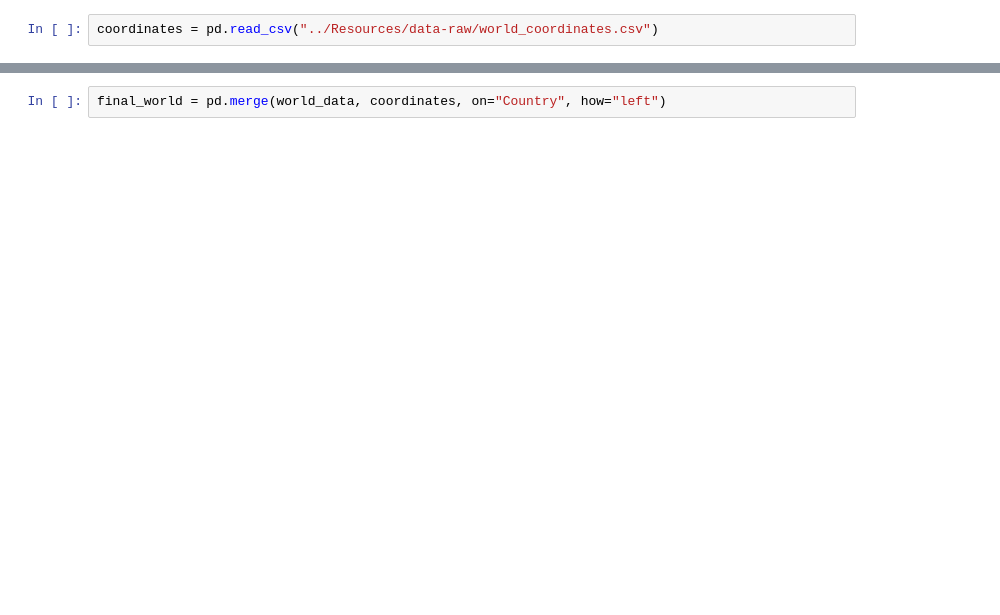
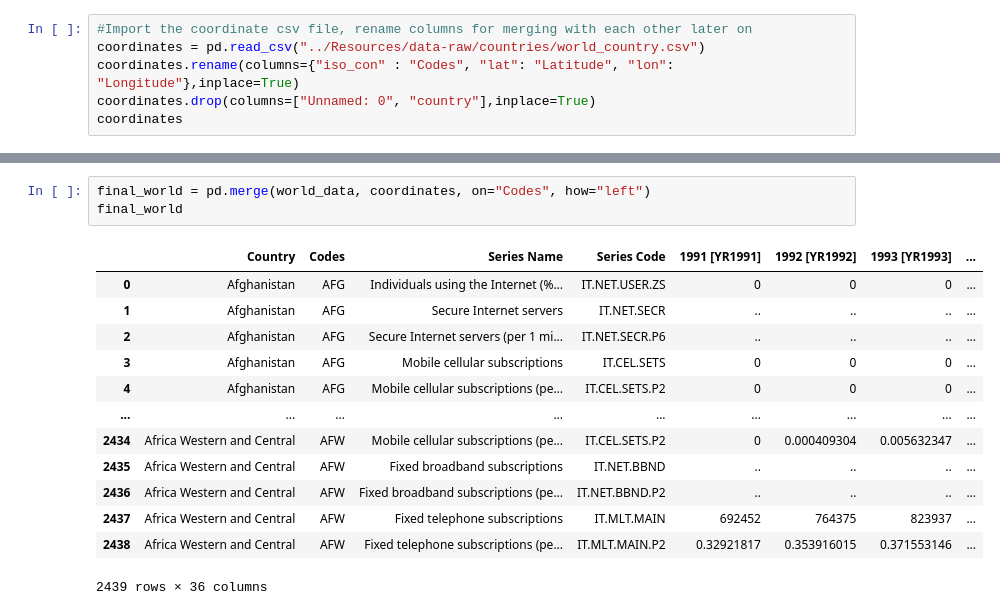
Before and after one commit to khadra1/Project-3-Connectivity, a Jupyter notebook: notebooks/cleaning_data.ipynb, the cells around one changed output, grey strips where cells are left out. Cells and saved outputs as stored; diff of their text form; blank space fills up the shorter version.

```diff
--- a/notebooks/cleaning_data.ipynb
+++ b/notebooks/cleaning_data.ipynb
@@ -31,2 +23,6 @@ Index: []
 # %%
-coordinates = pd.read_csv("../Resources/data-raw/world_coordinates.csv")
+#Import the coordinate csv file, rename columns for merging with each other later on
+coordinates = pd.read_csv("../Resources/data-raw/countries/world_country.csv")
+coordinates.rename(columns={"iso_con" : "Codes", "lat": "Latitude", "lon": "Longitude"},inplace=True)
+coordinates.drop(columns=["Unnamed: 0", "country"],inplace=True)
+coordinates
@@ -33,2 +43,17 @@ coordinates = pd.read_csv("../Resources/data-raw/world_coordinates.csv")
 # %%
-final_world = pd.merge(world_data, coordinates, on="Country", how="left")
+final_world = pd.merge(world_data, coordinates, on="Codes", how="left")
+final_world
+# %% [output]
+|  | Country | Codes | Series Name | Series Code | 1991 [YR1991] | 1992 [YR1992] | 1993 [YR1993] | ... |
+| 0 | Afghanistan | AFG | Individuals using the Internet (%... | IT.NET.USER.ZS | 0 | 0 | 0 | ... |
+| 1 | Afghanistan | AFG | Secure Internet servers | IT.NET.SECR | .. | .. | .. | ... |
+| 2 | Afghanistan | AFG | Secure Internet servers (per 1 mi... | IT.NET.SECR.P6 | .. | .. | .. | ... |
+| 3 | Afghanistan | AFG | Mobile cellular subscriptions | IT.CEL.SETS | 0 | 0 | 0 | ... |
+| 4 | Afghanistan | AFG | Mobile cellular subscriptions (pe... | IT.CEL.SETS.P2 | 0 | 0 | 0 | ... |
+| ... | ... | ... | ... | ... | ... | ... | ... | ... |
+| 2434 | Africa Western and Central | AFW | Mobile cellular subscriptions (pe... | IT.CEL.SETS.P2 | 0 | 0.000409304 | 0.005632347 | ... |
+| 2435 | Africa Western and Central | AFW | Fixed broadband subscriptions | IT.NET.BBND | .. | .. | .. | ... |
+| 2436 | Africa Western and Central | AFW | Fixed broadband subscriptions (pe... | IT.NET.BBND.P2 | .. | .. | .. | ... |
+| 2437 | Africa Western and Central | AFW | Fixed telephone subscriptions | IT.MLT.MAIN | 692452 | 764375 | 823937 | ... |
+| 2438 | Africa Western and Central | AFW | Fixed telephone subscriptions (pe... | IT.MLT.MAIN.P2 | 0.32921817 | 0.353916015 | 0.371553146 | ... |
+2439 rows × 36 columns
```
Also changed, not shown: parts of 6 cells of this notebook, 13 other files.
